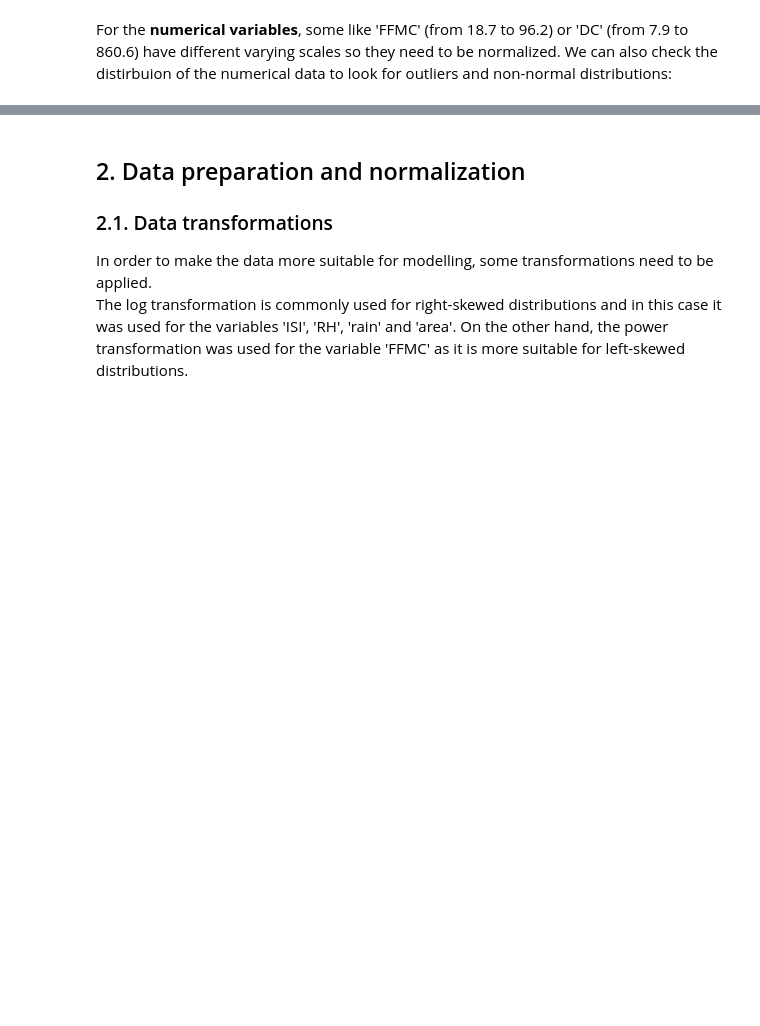
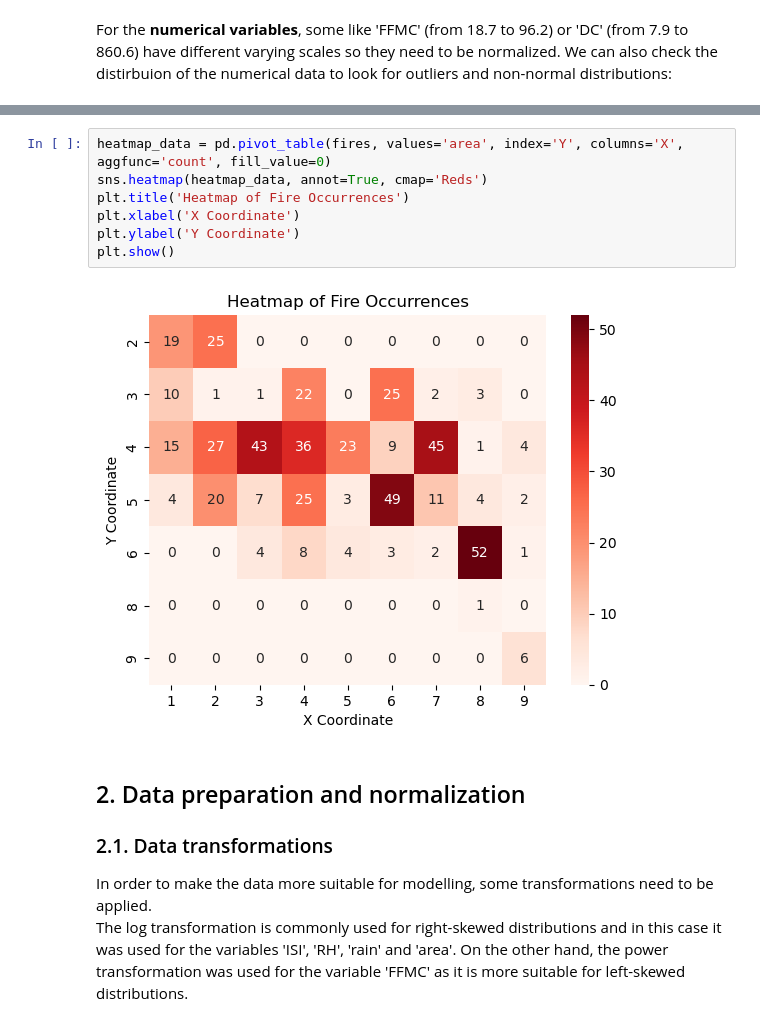
Before and after one commit to laurasck14/MLI2024, a Jupyter notebook: ml_LS.ipynb, the cells around one changed output, grey strips where cells are left out. Cells and saved outputs as stored; diff of their text form; blank space fills up the shorter version.

```diff
--- a/ml_LS.ipynb
+++ b/ml_LS.ipynb
@@ -133,3 +127,12 @@ It is also worth mentioning that our dependent variable 'area' contains many zer
+# %%
+heatmap_data = pd.pivot_table(fires, values='area', index='Y', columns='X', aggfunc='count', fill_value=0)
+sns.heatmap(heatmap_data, annot=True, cmap='Reds')
+plt.title('Heatmap of Fire Occurrences')
+plt.xlabel('X Coordinate')
+plt.ylabel('Y Coordinate')
+plt.show()
+# %% [output]
+[figure, added]
 # %% [markdown]
 ## 2. Data preparation and normalization
 
```
Also changed, not shown: parts of 11 cells of this notebook.
